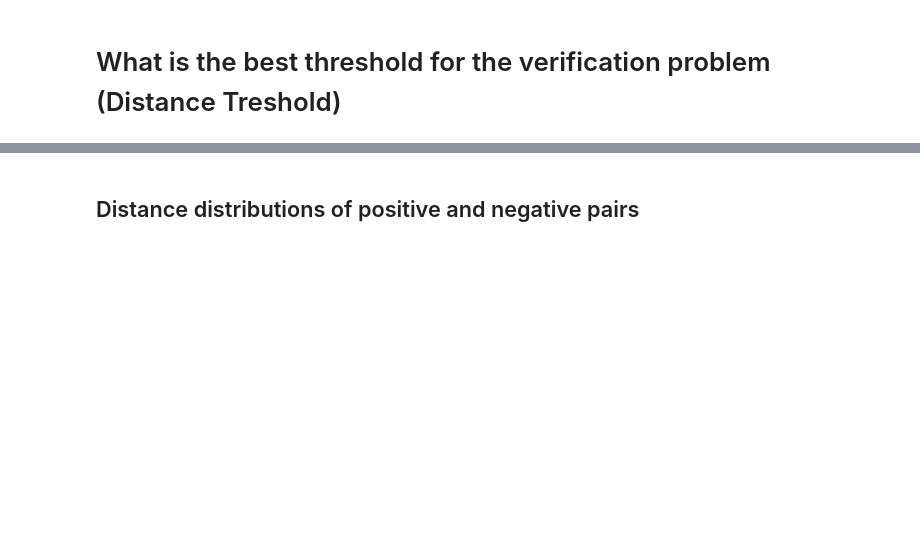
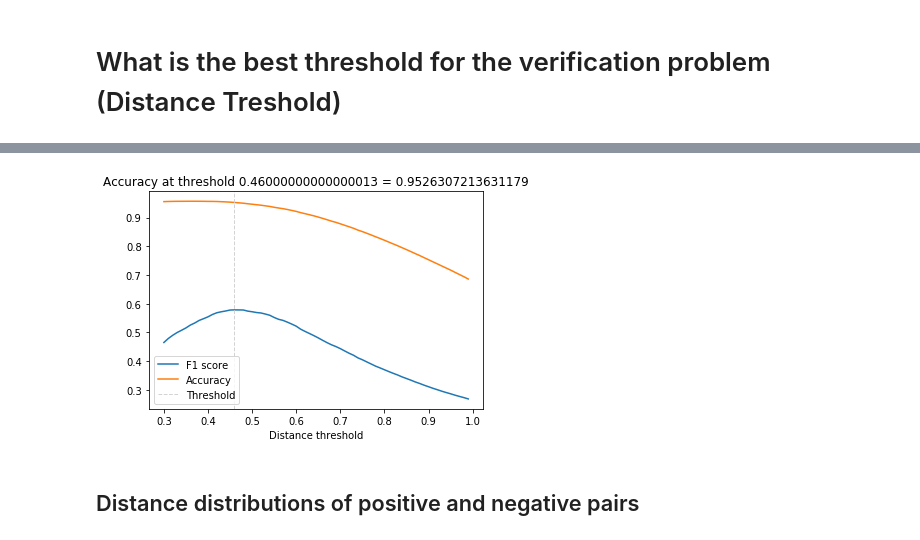
Before and after one commit to Thulio-Carvalho/DeepEvents, a Jupyter notebook: FaceNet.ipynb, the cells around one changed output, grey strips where cells are left out. Saved outputs shown, nothing was run; the diff lists cells and outputs as text; code cells hidden in the pictures; blank space fills up the shorter version.

```diff
--- a/FaceNet.ipynb
+++ b/FaceNet.ipynb
@@ -247,3 +256,6 @@ def generate_random_name():
     if rand_name in os.listdir(NAMES_DIR): return generate_random_name()
 
     return rand_name
+# %%
+for i, m in enumerate(metadata_faces):
+    print(i, m.name)
@@ -255,12 +285,12 @@ from sklearn.metrics import f1_score, accuracy_score
 distances = [] # squared L2 distance between pairs
 identical = [] # 1 if same identity, 0 otherwise
 
-num = len(metadata)
+num = len(metadata_faces)
 
 for i in range(num - 1):
     for j in range(1, num):
         distances.append(distance(embedded[i], embedded[j]))
-        identical.append(1 if metadata[i].name == metadata[j].name else 0)
+        identical.append(1 if metadata_faces[i].name == metadata_faces[j].name else 0)
 
 distances = np.array(distances)
 identical = np.array(identical)
@@ -280,7 +310,7 @@ opt_acc = accuracy_score(identical, distances < opt_tau)
 plt.plot(thresholds, f1_scores, label='F1 score');
 plt.plot(thresholds, acc_scores, label='Accuracy');
 plt.axvline(x=opt_tau, linestyle='--', lw=1, c='lightgrey', label='Threshold')
-plt.title(f'Accuracy at threshold {opt_tau:.2f} = {opt_acc:.3f}');
+plt.title('Accuracy at threshold ' + str(opt_tau) + ' = ' + str(opt_acc))
 plt.xlabel('Distance threshold')
 plt.legend();
 # %% [output]
@@ -288,3 +317,4 @@ SyntaxError: invalid syntax (<ipython-input-15-f369a807e0c8>, line 31)
+[figure, added]
 # %% [markdown]
 ## Distance distributions of positive and negative pairs
 # %%
```
Also changed, not shown: parts of 14 cells of this notebook.
